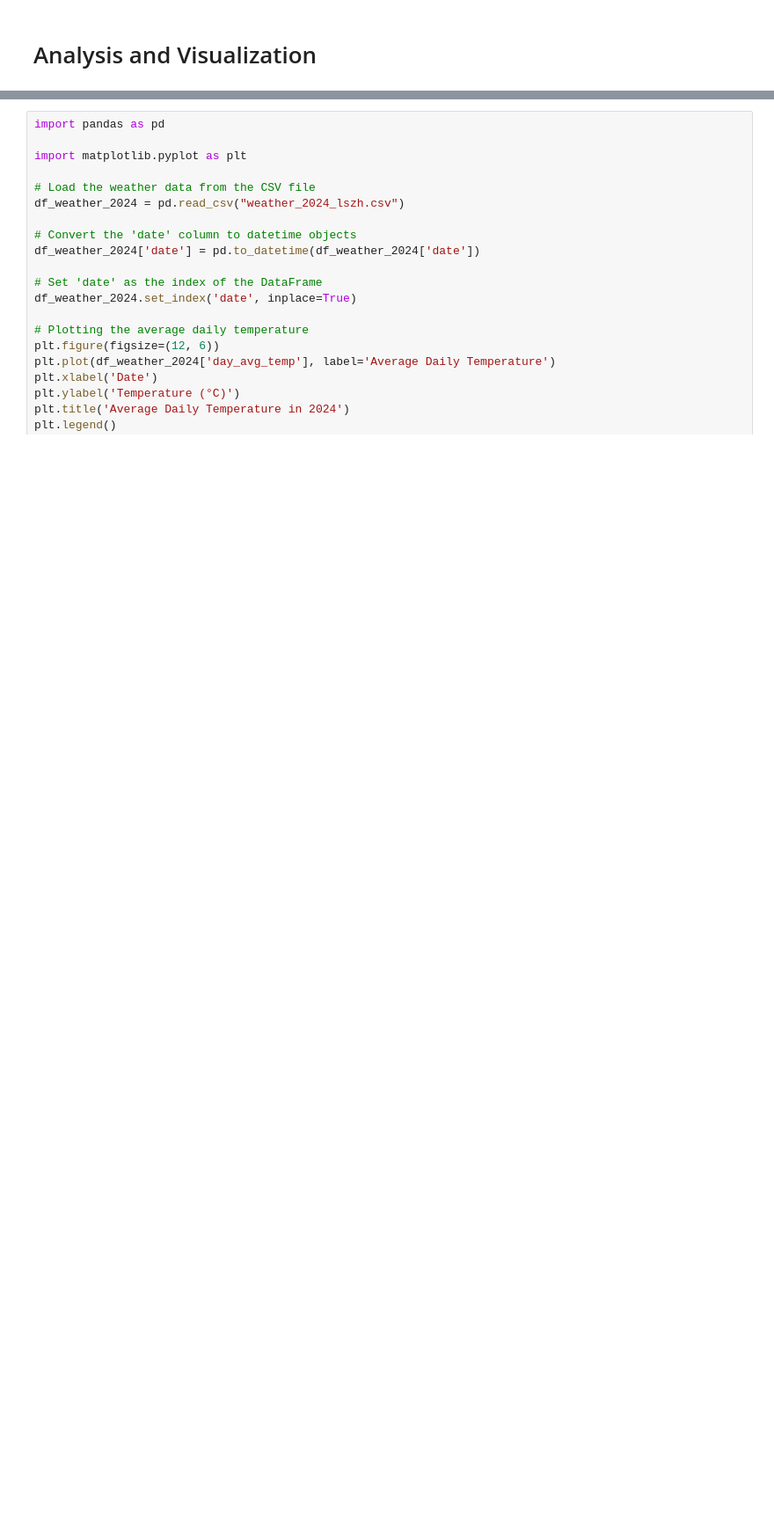
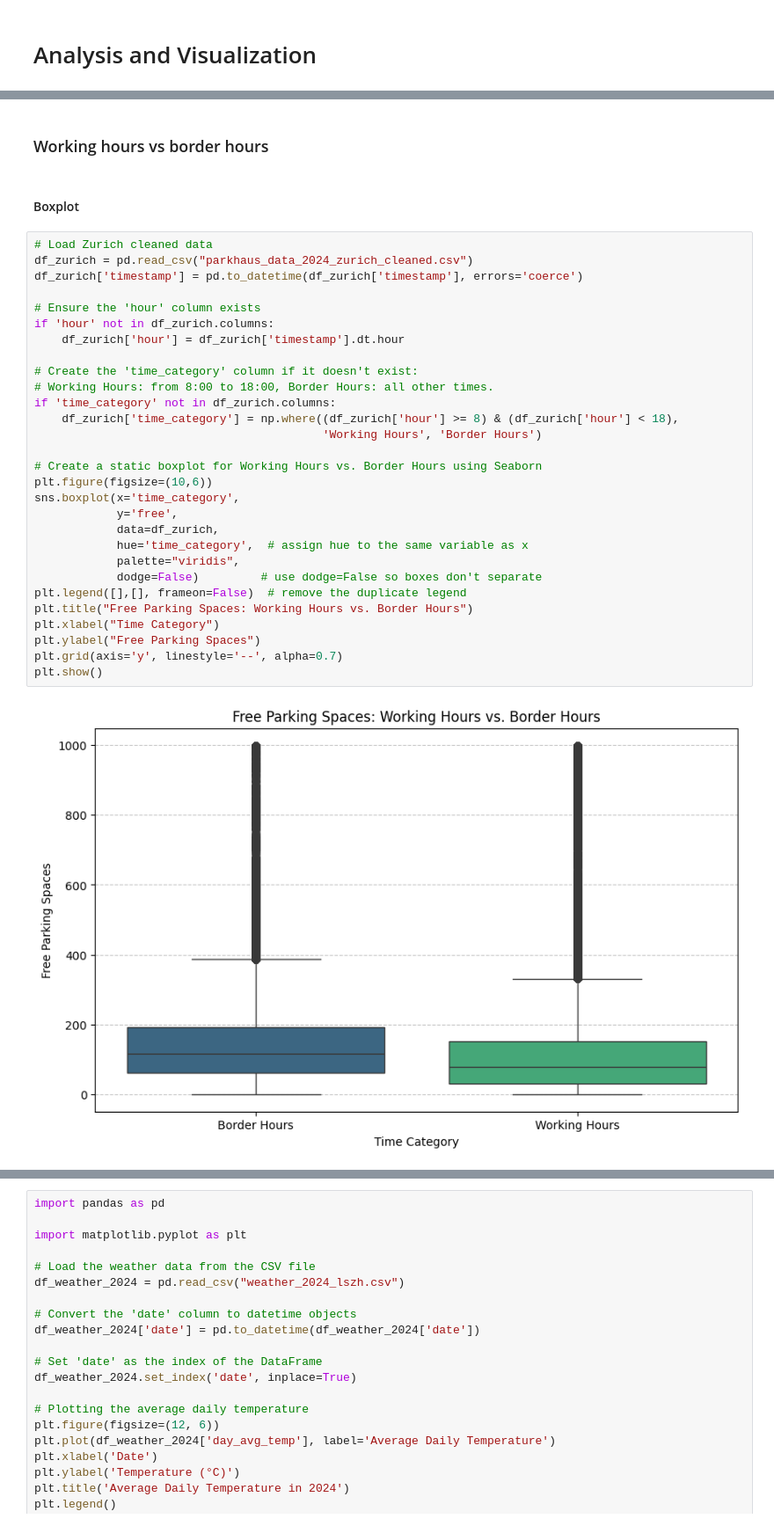
Before and after one commit to abishanaru/CIP_FS25_102, a Jupyter notebook: main.ipynb, the cells around one changed output, grey strips where cells are left out. Shown at 88% size. Cells and saved outputs as stored; diff of their text form; blank space fills up the shorter version.

```diff
--- a/main.ipynb
+++ b/main.ipynb
@@ -422,0 +737,35 @@ Cleaned Basel data saved to 'parkhaus_data_2024_basel_cleaned.csv'
+# %% [markdown]
+### Working hours vs border hours
+# %% [markdown]
+#### Boxplot
+# %%
+# Load Zurich cleaned data
+df_zurich = pd.read_csv("parkhaus_data_2024_zurich_cleaned.csv")
+df_zurich['timestamp'] = pd.to_datetime(df_zurich['timestamp'], errors='coerce')
+
+# Ensure the 'hour' column exists
+if 'hour' not in df_zurich.columns:
+    df_zurich['hour'] = df_zurich['timestamp'].dt.hour
+
+# Create the 'time_category' column if it doesn't exist:
+# Working Hours: from 8:00 to 18:00, Border Hours: all other times.
+if 'time_category' not in df_zurich.columns:
+    df_zurich['time_category'] = np.where((df_zurich['hour'] >= 8) & (df_zurich['hour'] < 18),
+                                          'Working Hours', 'Border Hours')
+
+# Create a static boxplot for Working Hours vs. Border Hours using Seaborn
+plt.figure(figsize=(10,6))
+sns.boxplot(x='time_category',
+            y='free',
+            data=df_zurich,
+            hue='time_category',  # assign hue to the same variable as x
+            palette="viridis",
+            dodge=False)         # use dodge=False so boxes don't separate
+plt.legend([],[], frameon=False)  # remove the duplicate legend
+plt.title("Free Parking Spaces: Working Hours vs. Border Hours")
+plt.xlabel("Time Category")
+plt.ylabel("Free Parking Spaces")
+plt.grid(axis='y', linestyle='--', alpha=0.7)
+plt.show()
+# %% [output]
+[figure, added]
```
Also changed, not shown: parts of 40 cells of this notebook.
